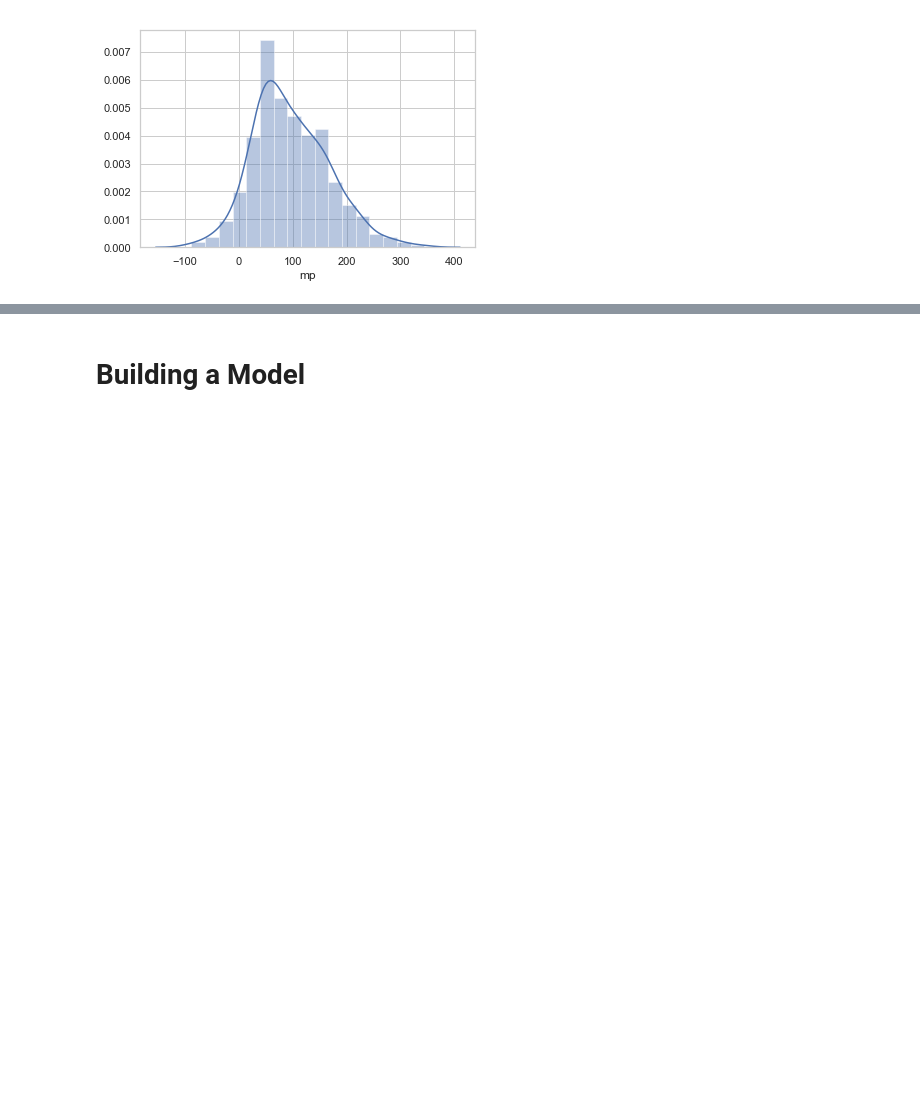
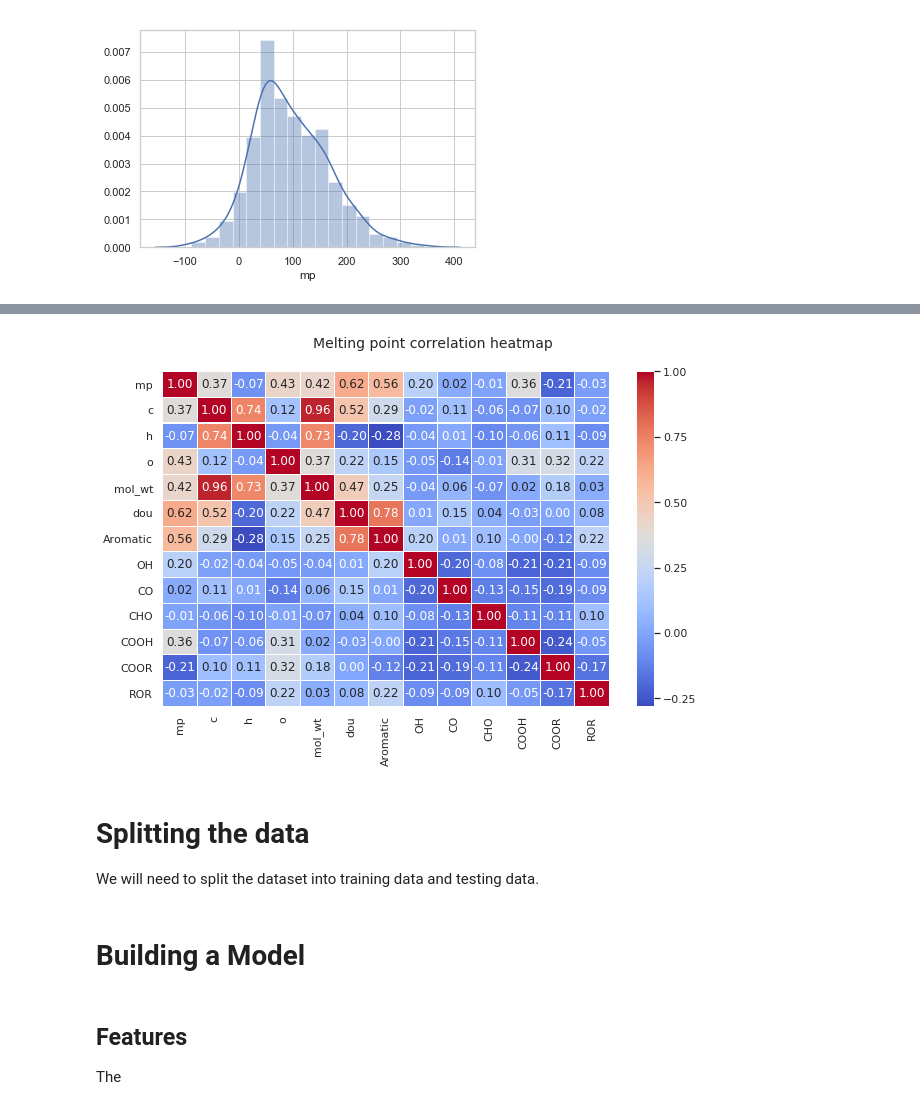
Before and after one commit to chrisblanton/PSU_ICS_MachineLearning, a Jupyter notebook: Spring2019/Workshop1_Introduction/2_First_ML_Project.ipynb, the cells around one changed output, grey strips where cells are left out. Cells and saved outputs as stored; diff of their text form; code cells hidden in the pictures; blank space fills up the shorter version.

```diff
--- a/Spring2019/Workshop1_Introduction/2_First_ML_Project.ipynb
+++ b/Spring2019/Workshop1_Introduction/2_First_ML_Project.ipynb
@@ -123,2 +147,19 @@ sns.distplot(df.loc[df['COOR']==1].mp)
+# %%
+# Correlation Matrix Heatmap
+f, ax = plt.subplots(figsize=(10,6))
+corr = df.corr()
+hm = sns.heatmap(round(corr,2), annot=True, ax=ax, cmap="coolwarm", fmt='.2f',linewidths=0.05)
+f.subplots_adjust(top=0.9)
+t = f.suptitle('Melting point correlation heatmap', fontsize=14)
+# %% [output]
+[figure, added]
+# %% [markdown]
+# Splitting the data
+
+We will need to split the dataset into training data and testing data.
 # %% [markdown]
 # Building a Model
+# %% [markdown]
+## Features
+
+The
```
Also changed, not shown: parts of 18 cells of this notebook, 4 other files.
